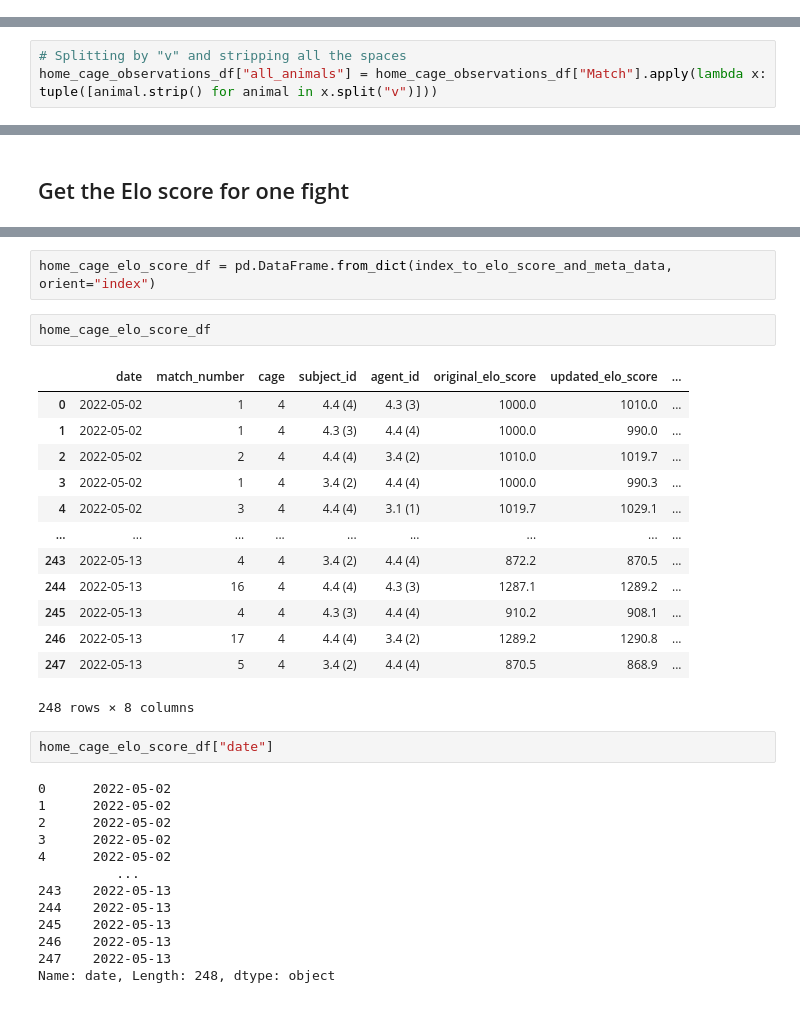
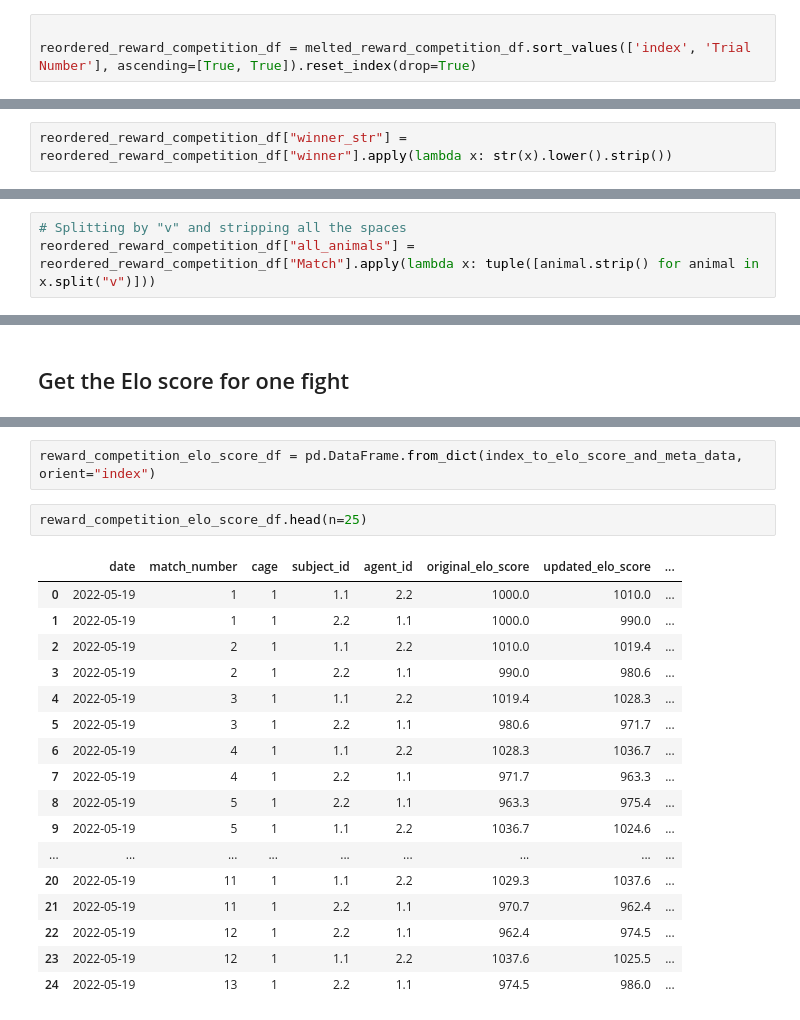
Before and after one commit to padillacoreanolab/literature_review_processing, a Jupyter notebook: results/elo_score_testing/elo_score_testing.ipynb, the cells around one changed output, grey strips where cells are left out. Saved outputs shown, nothing was run; the diff lists cells and outputs as text.

```diff
--- a/results/elo_score_testing/elo_score_testing.ipynb
+++ b/results/elo_score_testing/elo_score_testing.ipynb
@@ -729,0 +737,3 @@ home_cage_observations_df.head()
+# %%
+
+reordered_reward_competition_df = melted_reward_competition_df.sort_values(['index', 'Trial Number'], ascending=[True, True]).reset_index(drop=True)
@@ -729,0 +756,2 @@ home_cage_observations_df.head()
+# %%
+reordered_reward_competition_df["winner_str"] = reordered_reward_competition_df["winner"].apply(lambda x: str(x).lower().strip())
@@ -733,5 +767,5 @@ home_cage_observations_df.head()
 - Getting all the ID's of the animals
 # %%
 # Splitting by "v" and stripping all the spaces
-home_cage_observations_df["all_animals"] = home_cage_observations_df["Match"].apply(lambda x: tuple([animal.strip() for animal in x.split("v")]))
+reordered_reward_competition_df["all_animals"] = reordered_reward_competition_df["Match"].apply(lambda x: tuple([animal.strip() for animal in x.split("v")]))
 # %%
@@ -840,35 +883,24 @@ index_to_elo_score_and_meta_data[0]
  'updated_elo_score': 1010.0,
  'win_draw_loss': 1}
 # %%
-home_cage_elo_score_df = pd.DataFrame.from_dict(index_to_elo_score_and_meta_data, orient="index")
+reward_competition_elo_score_df = pd.DataFrame.from_dict(index_to_elo_score_and_meta_data, orient="index")
 # %%
-home_cage_elo_score_df
+reward_competition_elo_score_df.head(n=25)
 # %% [output]
 |  | date | match_number | cage | subject_id | agent_id | original_elo_score | updated_elo_score | ... |
-| 0 | 2022-05-02 | 1 | 4 | 4.4 (4) | 4.3 (3) | 1000.0 | 1010.0 | ... |
-| 1 | 2022-05-02 | 1 | 4 | 4.3 (3) | 4.4 (4) | 1000.0 | 990.0 | ... |
-| 2 | 2022-05-02 | 2 | 4 | 4.4 (4) | 3.4 (2) | 1010.0 | 1019.7 | ... |
-| 3 | 2022-05-02 | 1 | 4 | 3.4 (2) | 4.4 (4) | 1000.0 | 990.3 | ... |
-| 4 | 2022-05-02 | 3 | 4 | 4.4 (4) | 3.1 (1) | 1019.7 | 1029.1 | ... |
+| 0 | 2022-05-19 | 1 | 1 | 1.1 | 2.2 | 1000.0 | 1010.0 | ... |
+| 1 | 2022-05-19 | 1 | 1 | 2.2 | 1.1 | 1000.0 | 990.0 | ... |
+| 2 | 2022-05-19 | 2 | 1 | 1.1 | 2.2 | 1010.0 | 1019.4 | ... |
+| 3 | 2022-05-19 | 2 | 1 | 2.2 | 1.1 | 990.0 | 980.6 | ... |
+| 4 | 2022-05-19 | 3 | 1 | 1.1 | 2.2 | 1019.4 | 1028.3 | ... |
+| 5 | 2022-05-19 | 3 | 1 | 2.2 | 1.1 | 980.6 | 971.7 | ... |
+| 6 | 2022-05-19 | 4 | 1 | 1.1 | 2.2 | 1028.3 | 1036.7 | ... |
+| 7 | 2022-05-19 | 4 | 1 | 2.2 | 1.1 | 971.7 | 963.3 | ... |
+| 8 | 2022-05-19 | 5 | 1 | 2.2 | 1.1 | 963.3 | 975.4 | ... |
+| 9 | 2022-05-19 | 5 | 1 | 1.1 | 2.2 | 1036.7 | 1024.6 | ... |
 | ... | ... | ... | ... | ... | ... | ... | ... | ... |
-| 243 | 2022-05-13 | 4 | 4 | 3.4 (2) | 4.4 (4) | 872.2 | 870.5 | ... |
-| 244 | 2022-05-13 | 16 | 4 | 4.4 (4) | 4.3 (3) | 1287.1 | 1289.2 | ... |
-| 245 | 2022-05-13 | 4 | 4 | 4.3 (3) | 4.4 (4) | 910.2 | 908.1 | ... |
-| 246 | 2022-05-13 | 17 | 4 | 4.4 (4) | 3.4 (2) | 1289.2 | 1290.8 | ... |
-| 247 | 2022-05-13 | 5 | 4 | 3.4 (2) | 4.4 (4) | 870.5 | 868.9 | ... |
+| 20 | 2022-05-19 | 11 | 1 | 1.1 | 2.2 | 1029.3 | 1037.6 | ... |
+| 21 | 2022-05-19 | 11 | 1 | 2.2 | 1.1 | 970.7 | 962.4 | ... |
+| 22 | 2022-05-19 | 12 | 1 | 2.2 | 1.1 | 962.4 | 974.5 | ... |
+| 23 | 2022-05-19 | 12 | 1 | 1.1 | 2.2 | 1037.6 | 1025.5 | ... |
+| 24 | 2022-05-19 | 13 | 1 | 2.2 | 1.1 | 974.5 | 986.0 | ... |
-248 rows × 8 columns
-# %%
-home_cage_elo_score_df["date"]
-# %% [output]
-0      2022-05-02
-1      2022-05-02
-2      2022-05-02
-3      2022-05-02
-4      2022-05-02
-          ...
-243    2022-05-13
-244    2022-05-13
-245    2022-05-13
-246    2022-05-13
-247    2022-05-13
-Name: date, Length: 248, dtype: object
```
Also changed, not shown: parts of 31 cells of this notebook.
